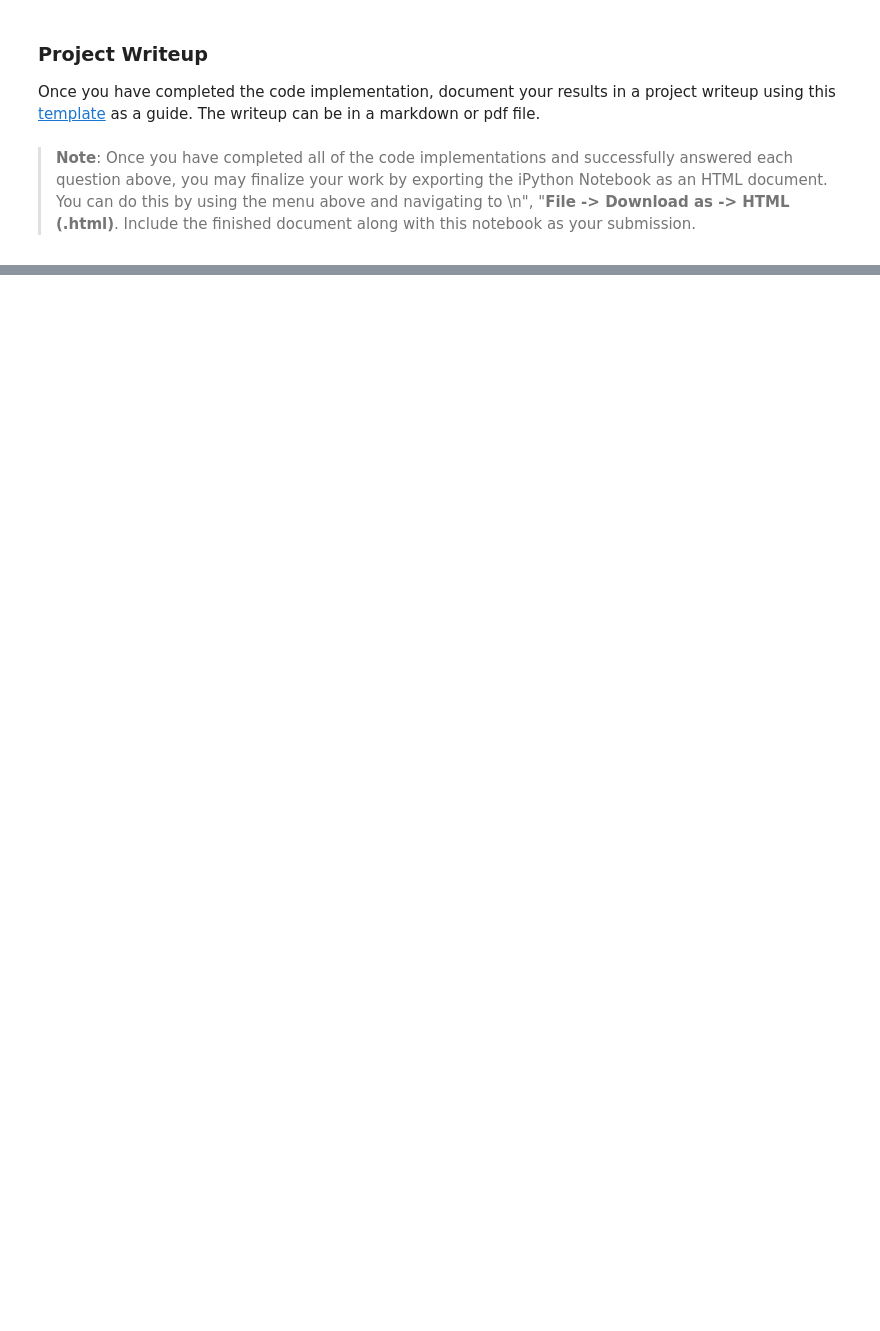
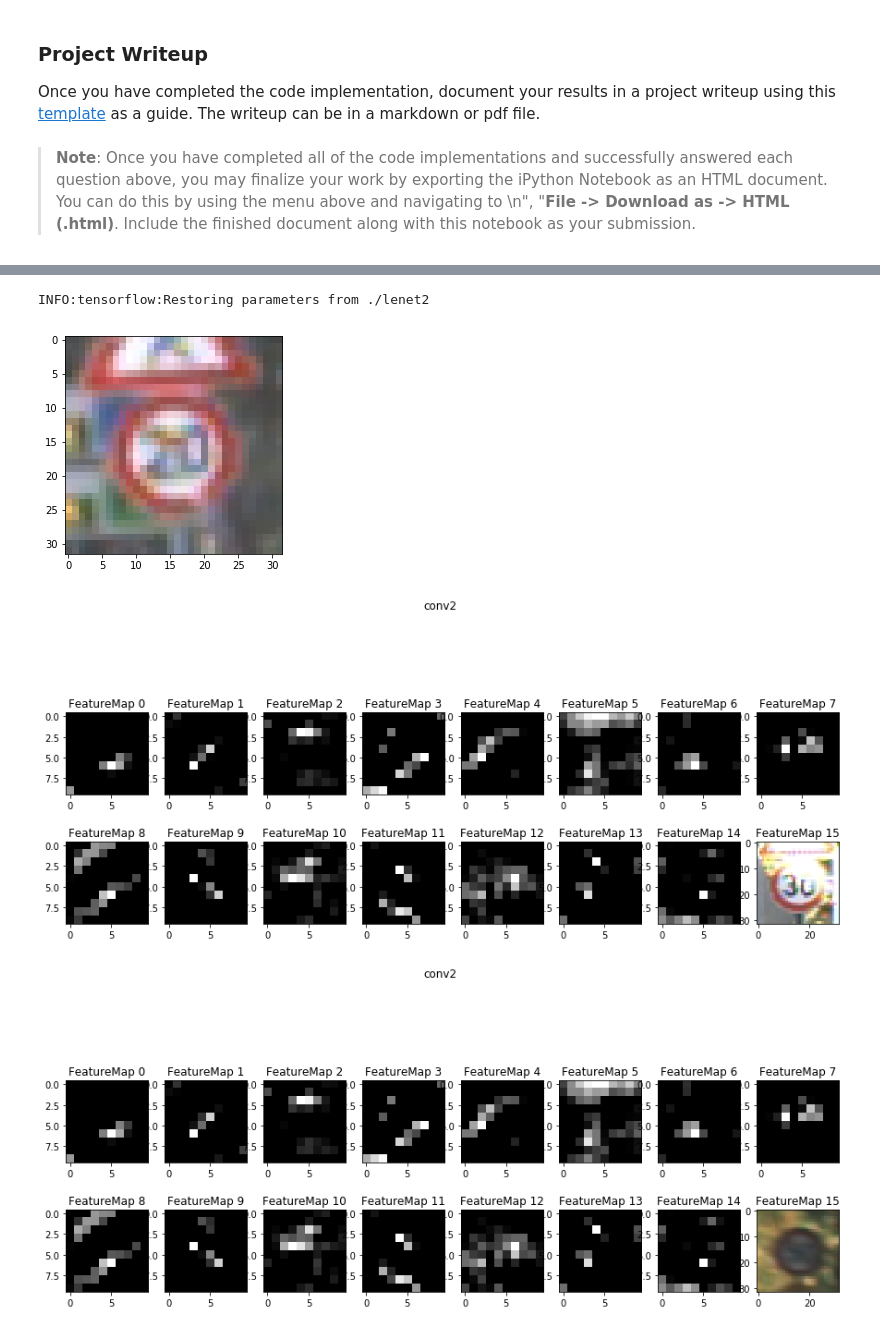
Before and after one commit to mastah43/udacity-carnd-p2, a Jupyter notebook: Traffic_Sign_Classifier.ipynb, the cells around one changed output, grey strips where cells are left out. Saved outputs shown, nothing was run; the diff lists cells and outputs as text; code cells hidden in the pictures; blank space fills up the shorter version.

```diff
--- a/Traffic_Sign_Classifier.ipynb
+++ b/Traffic_Sign_Classifier.ipynb
@@ -703,7 +694,7 @@ For an example of what feature map outputs look like, check out NVIDIA's results
 # activation_min/max: can be used to view the activation contrast in more detail, by default matplot sets min and max to the actual min and max values of the output
 # plt_num: used to plot out multiple different weight feature map sets on the same block, just extend the plt number for each new feature map entry
 
-def outputFeatureMap(image_input, tf_activation, activation_min=-1, activation_max=-1 ,plt_num=1):
+def outputFeatureMap(image_input, tf_activation, name, activation_min=-1, activation_max=-1 ,plt_num=1):
     # Here make sure to preprocess your image_input in a way your network expects
     # with size, normalization, ect if needed
     # image_input =
@@ -711,7 +702,8 @@ def outputFeatureMap(image_input, tf_activation, activation_min=-1, activation_m
     # If you get an error tf_activation is not defined it may be having trouble accessing the variable from inside a function
     activation = tf_activation.eval(session=sess,feed_dict={x : image_input})
     featuremaps = activation.shape[3]
-    plt.figure(plt_num, figsize=(15,15))
+    fig = plt.figure(plt_num, figsize=(15,15))
+    fig.suptitle(name)
     for featuremap in range(featuremaps):
         plt.subplot(6,8, featuremap+1) # sets the number of feature maps to show on each row and column
         plt.title('FeatureMap ' + str(featuremap)) # displays the feature map number
@@ -723,3 +715,17 @@ def outputFeatureMap(image_input, tf_activation, activation_min=-1, activation_m
             plt.imshow(activation[0,:,:, featuremap], interpolation="nearest", vmin=activation_min, cmap="gray")
         else:
             plt.imshow(activation[0,:,:, featuremap], interpolation="nearest", cmap="gray")
+    plt.show()
+# %%
+with tf.Session() as sess:
+    saver.restore(sess, './lenet2')
+    for i in range(len(test_images_normalized)):
+        plt.imshow(test_images[i])
+        plt.show()
+        outputFeatureMap(np.array(test_images_normalized[i:]), conv1, 'conv1')
+        outputFeatureMap(np.array(test_images_normalized[:]), conv2, 'conv2')
+# %% [output]
+INFO:tensorflow:Restoring parameters from ./lenet2
+[figure, added]
+[figure, added]
+[figure, added]
```
Also changed, not shown: parts of 19 cells of this notebook.
